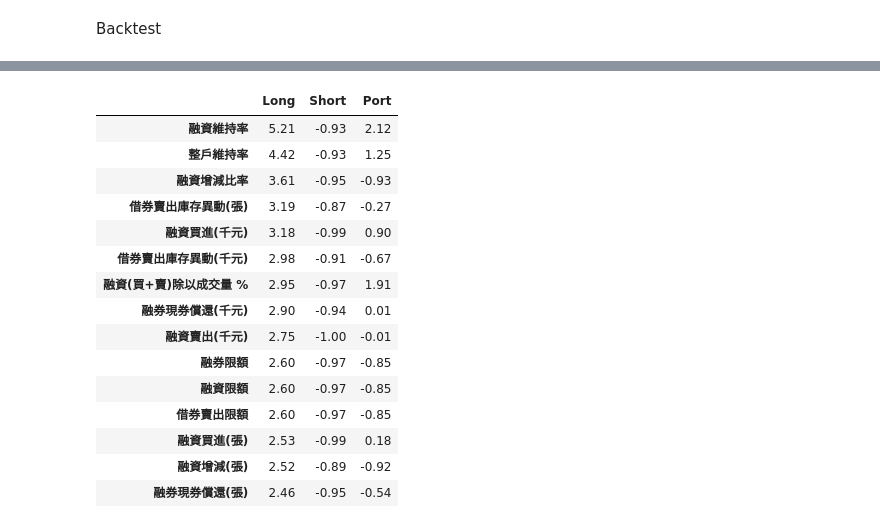
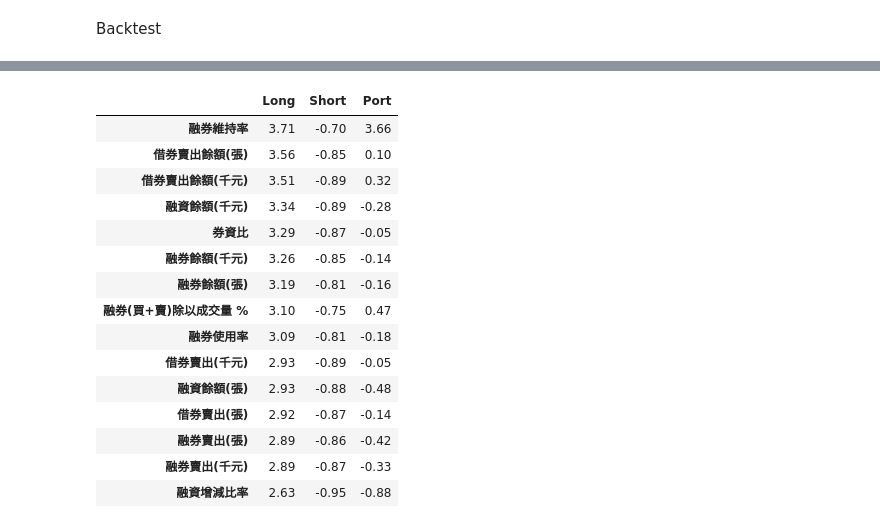
Before and after one commit to wezzyzzs/TMBA_-, a Jupyter notebook: All_Factor_Backtest.ipynb, the cells around one changed output, grey strips where cells are left out. Saved outputs shown, nothing was run; the diff lists cells and outputs as text; code cells hidden in the pictures.

```diff
--- a/All_Factor_Backtest.ipynb
+++ b/All_Factor_Backtest.ipynb
@@ -41,17 +41,17 @@ Data Preprocessed
 # %%
 stock_df = stock_price.copy()
 stock_df['年月日'] = pd.to_datetime(stock_df['年月日'].astype('str'))
-stock_df = stock_df.set_index('年月日').dropna(axis = 1)
+stock_df = stock_df.set_index('年月日')
 stock_df = stock_df.loc[bt_start:bt_end]
 
 market_df = stock_market.copy()
 market_df['年月日'] = pd.to_datetime(market_df['年月日'].astype('str'))
 market_df = market_df.set_index('年月日')
-market_df = market_df.loc[bt_start:bt_end].dropna(axis = 1)
+market_df = market_df.loc[bt_start:bt_end]
 
 volume_df = stock_volume.copy()
 volume_df['年月日'] = pd.to_datetime(volume_df['年月日'].astype('str'))
-volume_df = volume_df.set_index('年月日').dropna(axis = 1)
+volume_df = volume_df.set_index('年月日')
 volume_df = volume_df.loc[bt_start:bt_end]
 
 industry['公司簡稱'] = industry['公司簡稱'].astype(str)
@@ -61,10 +61,10 @@ def df_preprocess(factor_df,stock_df,market_df) :
 
     df = factor_df.copy()
     df['年月日'] = pd.to_datetime(df['年月日'].astype('str'))
-    df = df.set_index('年月日').dropna(axis = 1)
-    df = df.loc[bt_start:bt_end].replace(['           -','      -','     -','              -','        -','            -'],np.nan).dropna(axis = 1).astype('float')
+    df = df.set_index('年月日')
+    df = df.loc[bt_start:bt_end].replace(['           -','      -','     -','              -','        -','            -'],np.nan).astype('float')
 
-    stock_set = set(stock_df.columns) & set(df.columns)&set(market_df.tail(1)[market_df.tail(1) == 'TSE  '].dropna(axis = 1).columns)
+    stock_set = set(stock_df.columns) & set(df.columns)
     stock_df = stock_df[list(stock_set)]
     df = df[list(stock_set)]
     stock_close = stock_df.copy()
@@ -212,8 +209,8 @@ for factor in filename[1:] :
 
     df , stock_close , stock_pool= df_preprocess(factor_df,stock_df,market_df)
 
-    if stock_pool != 0 :
-        ret_long_df, ret_short_df, ret_port_df,sharpe_list,ret_mdd_list,mdd_list,annual_return_list = backtest(df,10,1,10)
+    try :
+        ret_long_df, ret_short_df, ret_port_df,sharpe_list,ret_mdd_list,mdd_list,annual_return_list = backtest(df,1,5,5)
 
         factor_return[factor[:-4]] = [ret_long_df.cumsum().values.squeeze()[-1],
                                      ret_short_df.cumsum().values.squeeze()[-1],
@@ -235,8 +232,8 @@ for factor in filename[1:] :
                                   annual_return_list[1][0].squeeze(),
                                   annual_return_list[2][0].squeeze()]
 
-        print(factor[:-4],"股票池 : ",stock_pool)
-    else :
+        print(factor[:-4],"提取成功 : ")
+    except TypeError :
         print(factor[:-4],"提取失敗")
 end_time = time.time()
 print('此次回測總共耗時 %f 秒' %(round(end_time-start_time,2)))
@@ -264,24 +261,24 @@ for i in [factor_return, annual_return_dic,sharpe_dic, mdd_dic,ret_mdd_dic] :
     score_df = pd.DataFrame(i, index = ['Long','Short','Port']).T.sort_values('Long',ascending = False).head(15)
     score_list.append(score_df)
 # %%
-score_list[2]
+score_list[4]
 # %% [output]
 |  | Long | Short | Port |
-| 融資維持率 | 5.21 | -0.93 | 2.12 |
-| 整戶維持率 | 4.42 | -0.93 | 1.25 |
-| 融資增減比率 | 3.61 | -0.95 | -0.93 |
-| 借券賣出庫存異動(張) | 3.19 | -0.87 | -0.27 |
-| 融資買進(千元) | 3.18 | -0.99 | 0.90 |
-| 借券賣出庫存異動(千元) | 2.98 | -0.91 | -0.67 |
-| 融資(買+賣)除以成交量 % | 2.95 | -0.97 | 1.91 |
-| 融券現券償還(千元) | 2.90 | -0.94 | 0.01 |
-| 融資賣出(千元) | 2.75 | -1.00 | -0.01 |
-| 融券限額 | 2.60 | -0.97 | -0.85 |
-| 融資限額 | 2.60 | -0.97 | -0.85 |
-| 借券賣出限額 | 2.60 | -0.97 | -0.85 |
-| 融資買進(張) | 2.53 | -0.99 | 0.18 |
-| 融資增減(張) | 2.52 | -0.89 | -0.92 |
-| 融券現券償還(張) | 2.46 | -0.95 | -0.54 |
+| 融券維持率 | 3.71 | -0.70 | 3.66 |
+| 借券賣出餘額(張) | 3.56 | -0.85 | 0.10 |
+| 借券賣出餘額(千元) | 3.51 | -0.89 | 0.32 |
+| 融資餘額(千元) | 3.34 | -0.89 | -0.28 |
+| 券資比 | 3.29 | -0.87 | -0.05 |
+| 融券餘額(千元) | 3.26 | -0.85 | -0.14 |
+| 融券餘額(張) | 3.19 | -0.81 | -0.16 |
+| 融券(買+賣)除以成交量 % | 3.10 | -0.75 | 0.47 |
+| 融券使用率 | 3.09 | -0.81 | -0.18 |
+| 借券賣出(千元) | 2.93 | -0.89 | -0.05 |
+| 融資餘額(張) | 2.93 | -0.88 | -0.48 |
+| 借券賣出(張) | 2.92 | -0.87 | -0.14 |
+| 融券賣出(張) | 2.89 | -0.86 | -0.42 |
+| 融券賣出(千元) | 2.89 | -0.87 | -0.33 |
+| 融資增減比率 | 2.63 | -0.95 | -0.88 |
 # %%
 def backtest_ic_ir(df) :
     try :
```
Also changed, not shown: parts of 9 cells of this notebook.
